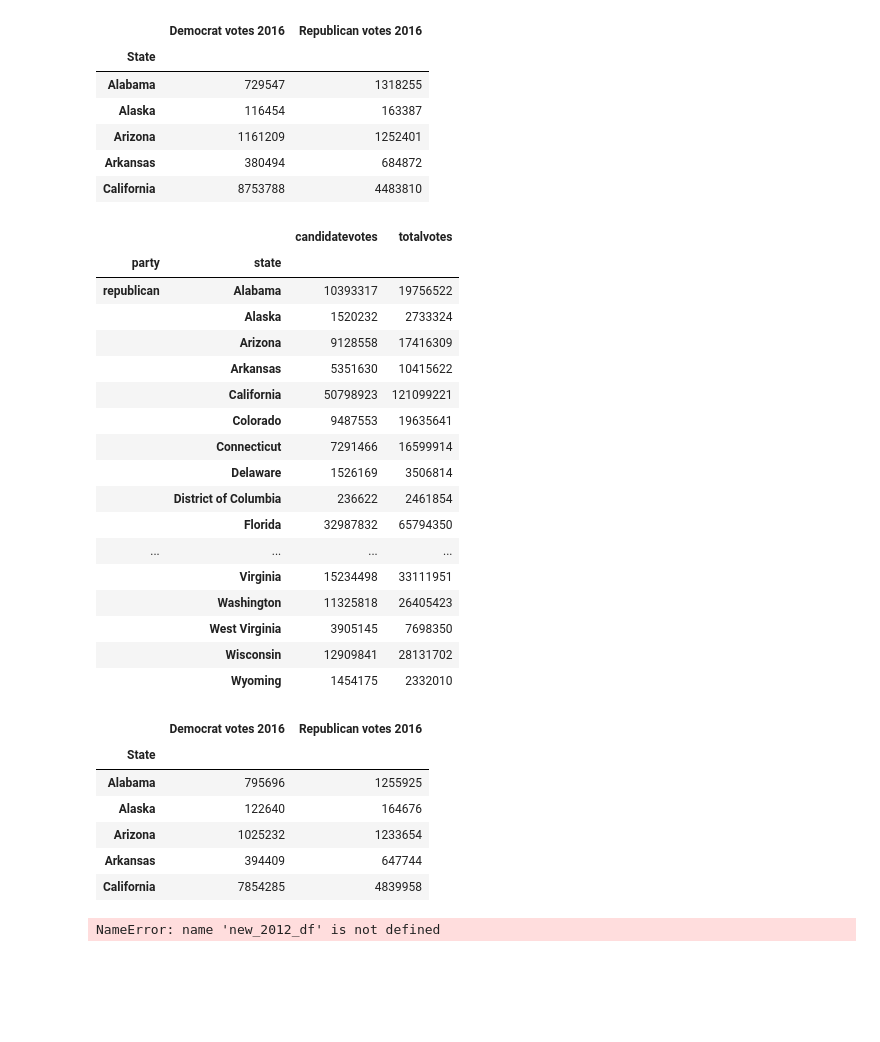
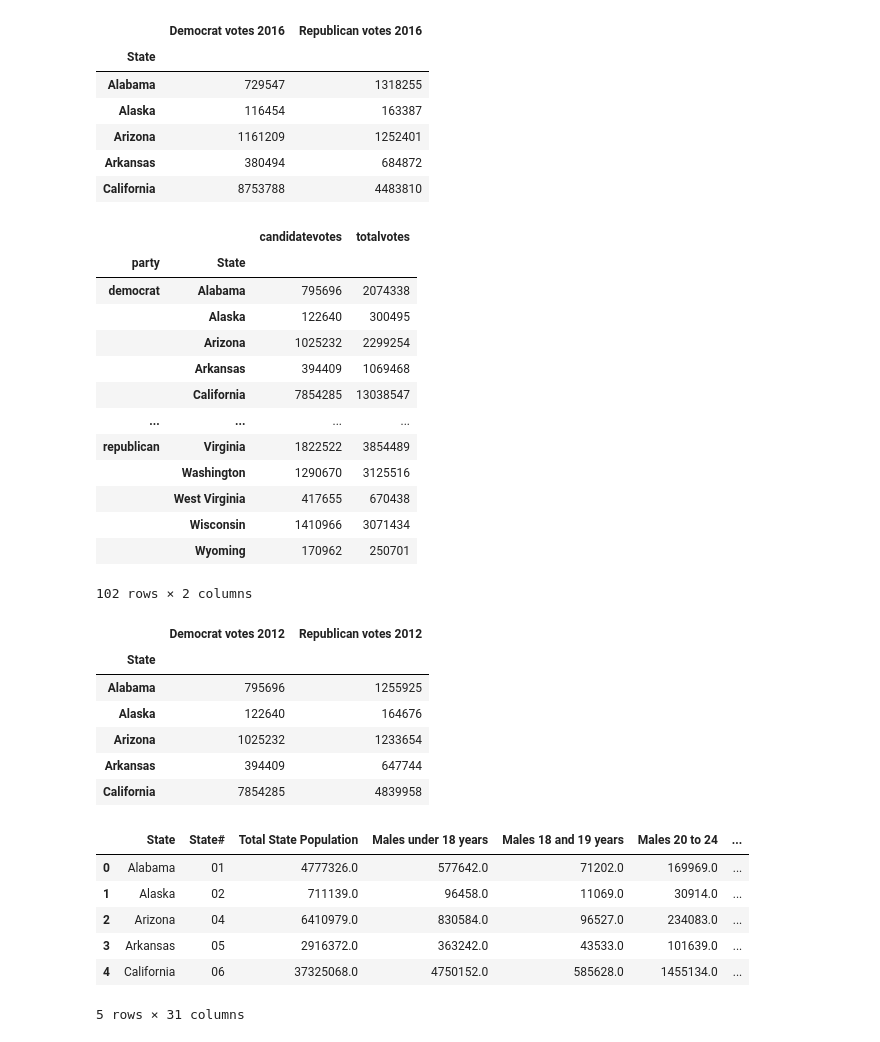
Before and after one commit to CodingMage/project_1_TeamTuring, a Jupyter notebook: connor-data.ipynb, the cells around one changed output. Cells and saved outputs as stored; diff of their text form; code cells hidden in the pictures; blank space fills up the shorter version.

```diff
--- a/connor-data.ipynb
+++ b/connor-data.ipynb
@@ -495,33 +499,29 @@ dems_merged_repubs_2016.head()
 # %%
 #would consider conservative, republican, and liberal party democrat. need to combine.
 combined_dem_rep_2012 = df_2012.replace("conservative","republican")
 combined_dem_rep_2012 = combined_dem_rep_2012.replace("liberal party", "democrat")
 combined_dem_rep_2012 = combined_dem_rep_2012.replace("democratic-farmer-labor","democrat")
-dems_2012 = combined_dem_rep_2012.loc[combined_dem_rep["party"] == "democrat"]
-repubs_2012 = combined_dem_rep_2012.loc[combined_dem_rep["party"] == "republican"]
-dems_repubs_2012 = dems_2012.append(repubs)
-state_count_2012 = dems_repubs_2012.groupby(["party", "state"])
+dems_2012 = combined_dem_rep_2012.loc[combined_dem_rep_2012["party"] == "democrat"]
+repubs_2012 = combined_dem_rep_2012.loc[combined_dem_rep_2012["party"] == "republican"]
+dems_repubs_2012 = dems_2012.append(repubs_2012)
+state_count_2012 = dems_repubs_2012.groupby(["party", "State"])
 state_count_2012 = pd.DataFrame(state_count_2012[["candidatevotes", "totalvotes"]].sum())
 state_count_2012
 # %% [output]
 |  |  | candidatevotes | totalvotes |
-| party | state |  |  |
-| republican | Alabama | 10393317 | 19756522 |
-|  | Alaska | 1520232 | 2733324 |
-|  | Arizona | 9128558 | 17416309 |
-|  | Arkansas | 5351630 | 10415622 |
-|  | California | 50798923 | 121099221 |
-|  | Colorado | 9487553 | 19635641 |
-|  | Connecticut | 7291466 | 16599914 |
-|  | Delaware | 1526169 | 3506814 |
-|  | District of Columbia | 236622 | 2461854 |
-|  | Florida | 32987832 | 65794350 |
+| party | State |  |  |
+| democrat | Alabama | 795696 | 2074338 |
+|  | Alaska | 122640 | 300495 |
+|  | Arizona | 1025232 | 2299254 |
+|  | Arkansas | 394409 | 1069468 |
+|  | California | 7854285 | 13038547 |
 | ... | ... | ... | ... |
-|  | Virginia | 15234498 | 33111951 |
-|  | Washington | 11325818 | 26405423 |
-|  | West Virginia | 3905145 | 7698350 |
-|  | Wisconsin | 12909841 | 28131702 |
-|  | Wyoming | 1454175 | 2332010 |
+| republican | Virginia | 1822522 | 3854489 |
+|  | Washington | 1290670 | 3125516 |
+|  | West Virginia | 417655 | 670438 |
+|  | Wisconsin | 1410966 | 3071434 |
+|  | Wyoming | 170962 | 250701 |
+102 rows × 2 columns
 # %%
 dem_votes_by_state_2012 = dems_2012[["State","candidatevotes","totalvotes"]]
 dem_votes_by_state_2012 = dem_votes_by_state_2012.groupby("State")
@@ -535,15 +535,15 @@ repubs_votes_by_state_2012 = repubs_votes_by_state_2012.sum()
 
 dems_merged_repubs_2012 = pd.merge(dem_votes_by_state_2012, repubs_votes_by_state_2012, on="State", how="outer")
 dems_merged_repubs_2012 = dems_merged_repubs_2012.rename(columns = {"state": "State",
-    "candidatevotes_x":"Democrat votes 2016",
-                                                         "candidatevotes_y": "Republican votes 2016"})
+    "candidatevotes_x":"Democrat votes 2012",
+                                                         "candidatevotes_y": "Republican votes 2012"})
 
-dems_merged_repubs_2012 = dems_merged_repubs_2012[['Democrat votes 2016', 'Republican votes 2016']]
+dems_merged_repubs_2012 = dems_merged_repubs_2012[['Democrat votes 2012', 'Republican votes 2012']]
 #dems_merged_repubs["Difference%ofTotal"] = (dems_merged_repubs["democrat votes"] - dems_merged_repubs["republican votes"])/(dems_merged_repubs["democrat votes"]+dems_merged_repubs["republican votes"])
 #dems_merged_repubs = dems_merged_repubs.sort_values("Difference%ofTotal", ascending=False)
 dems_merged_repubs_2012.head()
 # %% [output]
-|  | Democrat votes 2016 | Republican votes 2016 |
+|  | Democrat votes 2012 | Republican votes 2012 |
 | State |  |  |
 | Alabama | 795696 | 1255925 |
 | Alaska | 122640 | 164676 |
@@ -551,6 +551,6 @@ dems_merged_repubs_2012.head()
 | Arkansas | 394409 | 647744 |
 | California | 7854285 | 4839958 |
 # %%
-total_data_2012 = pd.merge(new_2012_df,dems_merged_repubs_2012, on="State", how="outer")
+total_data_2012 = pd.merge(cleaned_2012_df,dems_merged_repubs_2012, on="State", how="outer")
+
+total_data_2012.to_csv('Resources/2012_population_data.csv')
-# %% [output]
-NameError: name 'new_2012_df' is not defined
@@ -556,0 +561,10 @@ NameError: name 'new_2012_df' is not defined
+# %%
+total_data_2012.head()
+# %% [output]
+|  | State | State# | Total State Population | Males under 18 years | Males 18 and 19 years | Males 20 to 24 | ... |
+| 0 | Alabama | 01 | 4777326.0 | 577642.0 | 71202.0 | 169969.0 | ... |
+| 1 | Alaska | 02 | 711139.0 | 96458.0 | 11069.0 | 30914.0 | ... |
+| 2 | Arizona | 04 | 6410979.0 | 830584.0 | 96527.0 | 234083.0 | ... |
+| 3 | Arkansas | 05 | 2916372.0 | 363242.0 | 43533.0 | 101639.0 | ... |
+| 4 | California | 06 | 37325068.0 | 4750152.0 | 585628.0 | 1455134.0 | ... |
+5 rows × 31 columns
```
Also changed, not shown: parts of 6 cells of this notebook, 5 other files.
